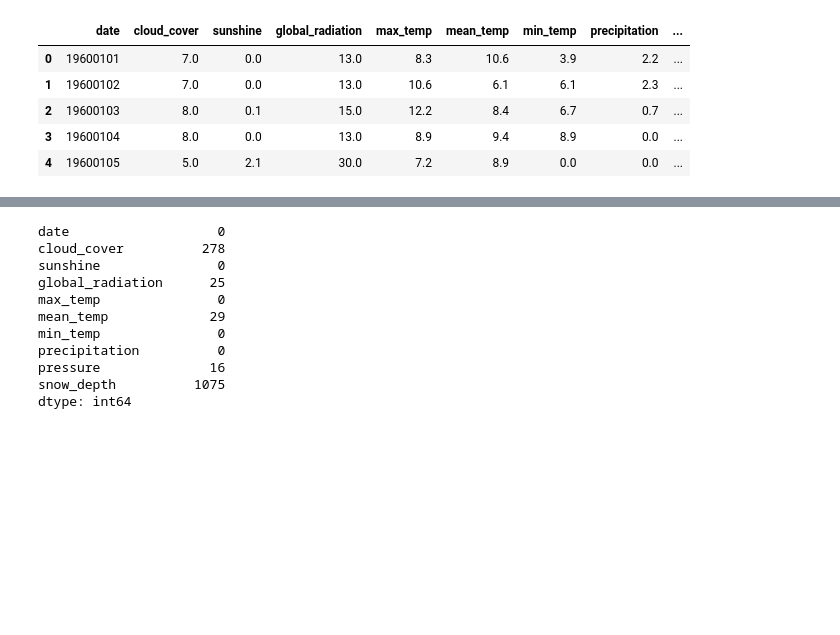
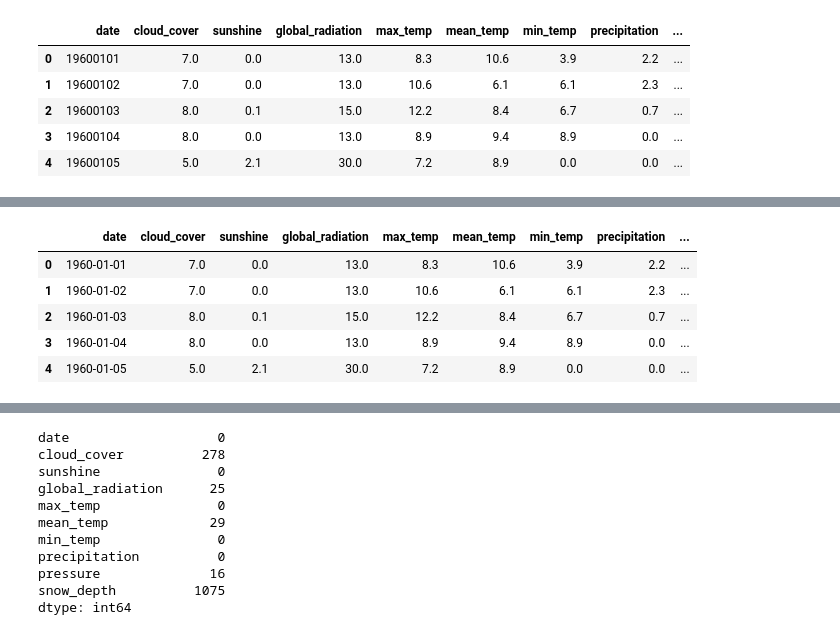
Before and after one commit to HemalathaRamanujam2022/mlops_temperature_prediction, a Jupyter notebook: eda/extract_new_data.ipynb, the cells around one changed output, grey strips where cells are left out. Cells and saved outputs as stored; diff of their text form; code cells hidden in the pictures; blank space fills up the shorter version.

```diff
--- a/eda/extract_new_data.ipynb
+++ b/eda/extract_new_data.ipynb
@@ -152,3 +152,16 @@ df_final['global_radiation'].replace(-9999.0, np.nan, inplace=True)
 df_final['mean_temp'].replace(-999.9, np.nan, inplace=True)
 df_final['pressure'].replace(-99990.0, np.nan, inplace=True)
 df_final['snow_depth'].replace(-9999.0, np.nan, inplace=True)
+# %%
+df_final['date'] = pd.to_datetime(df_final["date"],format='%Y%m%d')
+df_final['year'] = df_final['date'].dt.year
+df_final['month'] = df_final["date"].dt.month
+# %%
+df_final.head()
+# %% [output]
+|  | date | cloud_cover | sunshine | global_radiation | max_temp | mean_temp | min_temp | precipitation | ... |
+| 0 | 1960-01-01 | 7.0 | 0.0 | 13.0 | 8.3 | 10.6 | 3.9 | 2.2 | ... |
+| 1 | 1960-01-02 | 7.0 | 0.0 | 13.0 | 10.6 | 6.1 | 6.1 | 2.3 | ... |
+| 2 | 1960-01-03 | 8.0 | 0.1 | 15.0 | 12.2 | 8.4 | 6.7 | 0.7 | ... |
+| 3 | 1960-01-04 | 8.0 | 0.0 | 13.0 | 8.9 | 9.4 | 8.9 | 0.0 | ... |
+| 4 | 1960-01-05 | 5.0 | 2.1 | 30.0 | 7.2 | 8.9 | 0.0 | 0.0 | ... |
```
Also changed, not shown: parts of 20 cells of this notebook, 22 other files.
